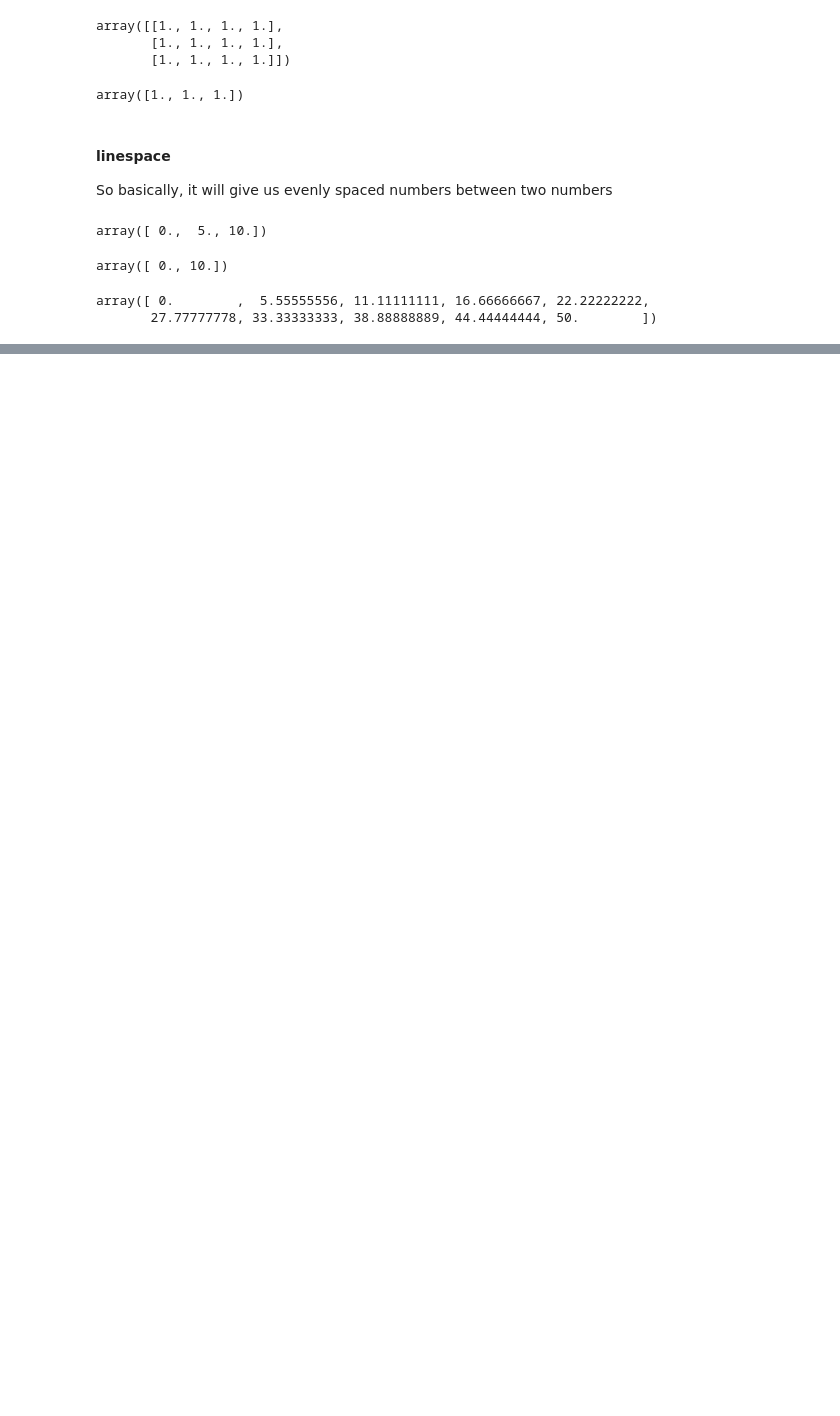
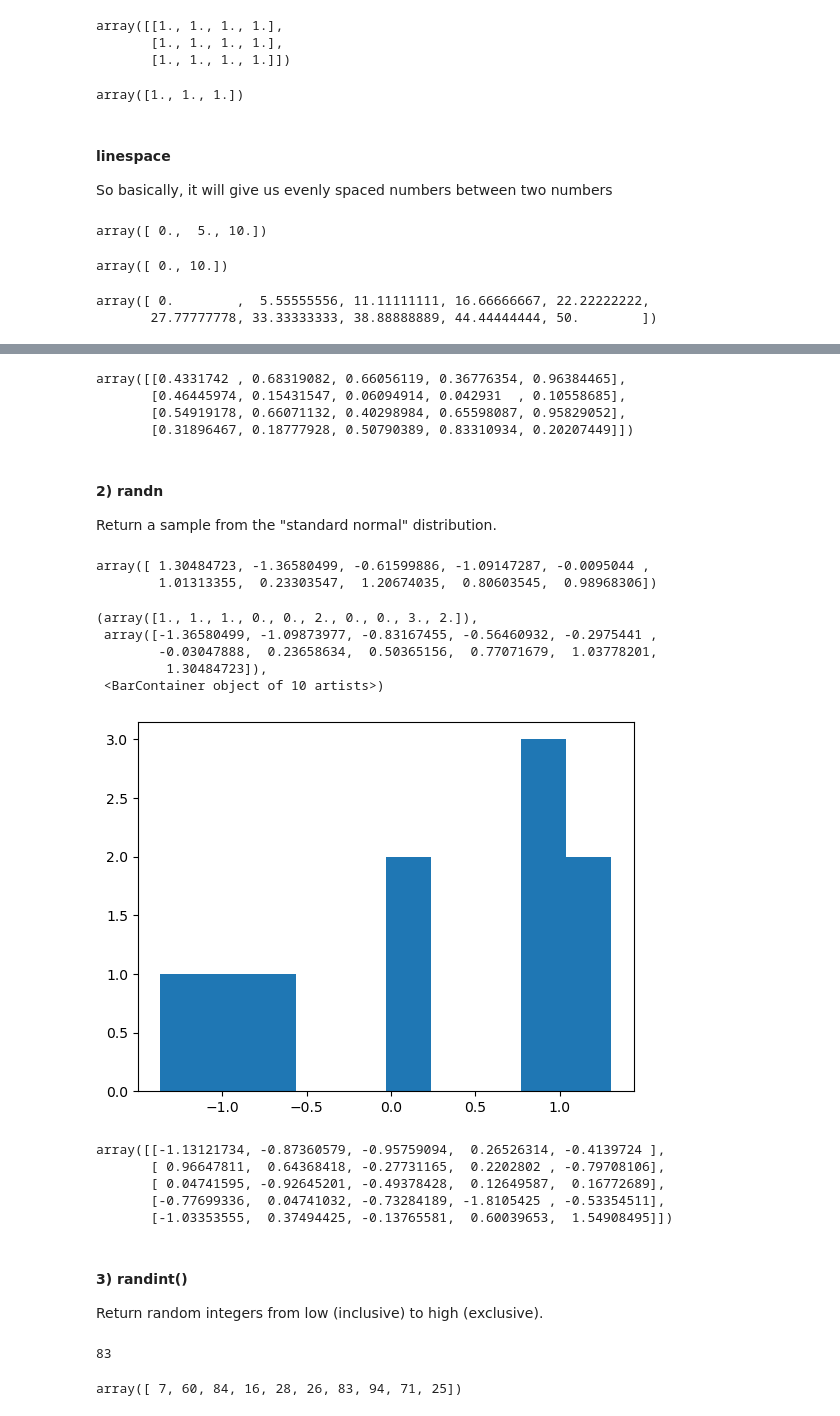
Before and after one commit to SiddheshDaphane/Data-Analysis-in-Python, a Jupyter notebook: 01_Numpy_Arrays.ipynb, the cells around one changed output, grey strips where cells are left out. Cells and saved outputs as stored; diff of their text form; code cells hidden in the pictures; blank space fills up the shorter version.

```diff
--- a/01_Numpy_Arrays.ipynb
+++ b/01_Numpy_Arrays.ipynb
@@ -99,0 +153,45 @@ array([ 0.        ,  5.55555556, 11.11111111, 16.66666667, 22.22222222,
+# %%
+a = np.random.rand(4,5)
+a
+# %% [output]
+array([[0.4331742 , 0.68319082, 0.66056119, 0.36776354, 0.96384465],
+       [0.46445974, 0.15431547, 0.06094914, 0.042931  , 0.10558685],
+       [0.54919178, 0.66071132, 0.40298984, 0.65598087, 0.95829052],
+       [0.31896467, 0.18777928, 0.50790389, 0.83310934, 0.20207449]])
+# %% [markdown]
+#### 2) randn
+Return a sample from the "standard normal" distribution.
+# %%
+a = np.random.randn(10)
+a
+# %% [output]
+array([ 1.30484723, -1.36580499, -0.61599886, -1.09147287, -0.0095044 ,
+        1.01313355,  0.23303547,  1.20674035,  0.80603545,  0.98968306])
+# %%
+plt.hist(a)
+# %% [output]
+(array([1., 1., 1., 0., 0., 2., 0., 0., 3., 2.]),
+ array([-1.36580499, -1.09873977, -0.83167455, -0.56460932, -0.2975441 ,
+        -0.03047888,  0.23658634,  0.50365156,  0.77071679,  1.03778201,
+         1.30484723]),
+ <BarContainer object of 10 artists>)
+[figure, added]
+# %%
+np.random.randn(5,5)
+# %% [output]
+array([[-1.13121734, -0.87360579, -0.95759094,  0.26526314, -0.4139724 ],
+       [ 0.96647811,  0.64368418, -0.27731165,  0.2202802 , -0.79708106],
+       [ 0.04741595, -0.92645201, -0.49378428,  0.12649587,  0.16772689],
+       [-0.77699336,  0.04741032, -0.73284189, -1.8105425 , -0.53354511],
+       [-1.03353555,  0.37494425, -0.13765581,  0.60039653,  1.54908495]])
+# %% [markdown]
+#### 3) randint()
+Return random integers from low (inclusive) to high (exclusive).
+# %%
+np.random.randint(1,100)
+# %% [output]
+83
+# %%
+np.random.randint(1,100,10)
+# %% [output]
+array([ 7, 60, 84, 16, 28, 26, 83, 94, 71, 25])
```
Also changed, not shown: parts of 9 cells of this notebook.
